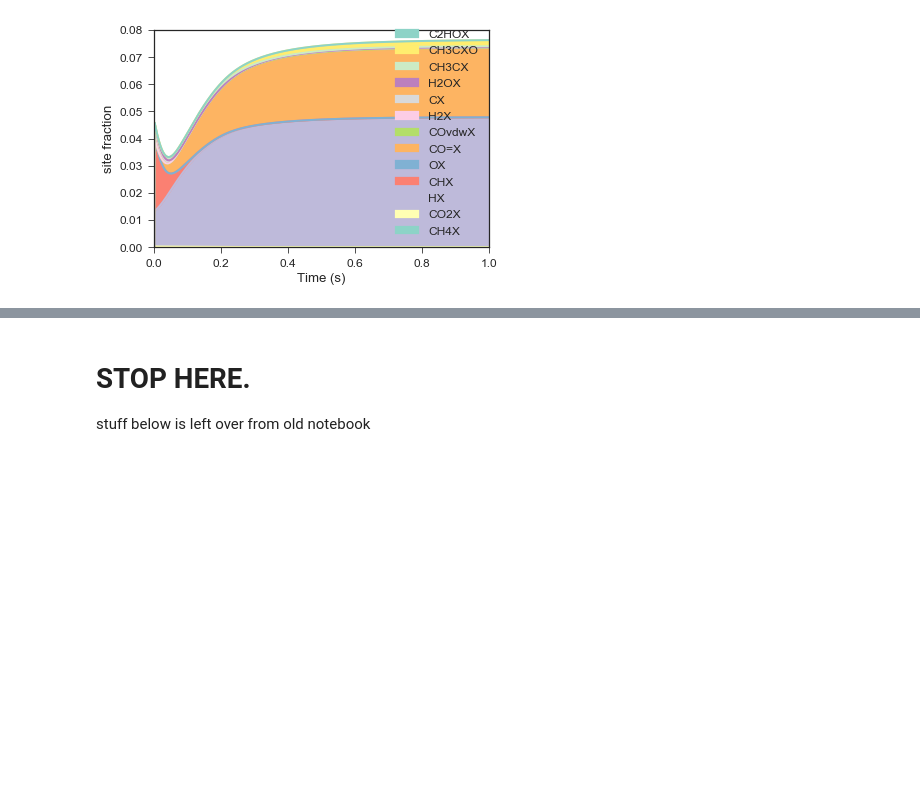
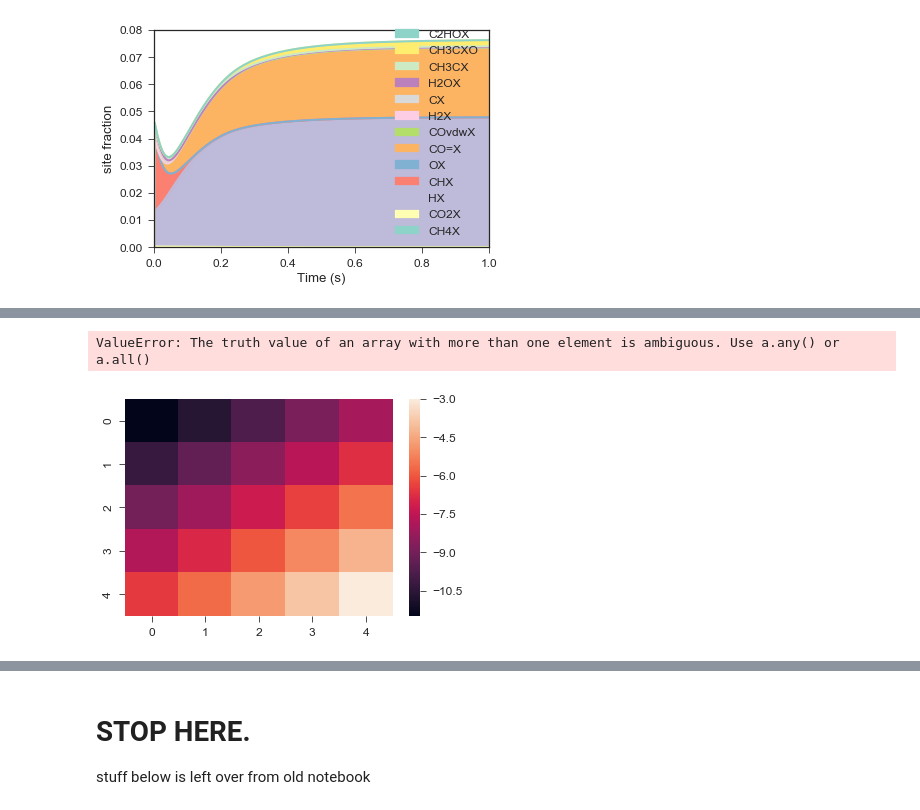
Before and after one commit to rwest/linear-scaling-tests, a Jupyter notebook: RMG-Cat-dry-reforming.ipynb, the cells around one changed output, grey strips where cells are left out. Saved outputs shown, nothing was run; the diff lists cells and outputs as text; code cells hidden in the pictures; blank space fills up the shorter version.

```diff
--- a/RMG-Cat-dry-reforming.ipynb
+++ b/RMG-Cat-dry-reforming.ipynb
@@ -227,0 +284,6 @@ The 13 surface species that exceed 1e-6 mol at some point
+# %%
+carbon_range = (-8, -3)
+oxygen_range = (-3.5, 0)
+grid_size = 5
+mesh  = np.mgrid[carbon_range[0]:carbon_range[1]:grid_size*1j, oxygen_range[0]:oxygen_range[1]:grid_size*1j]
+mesh
@@ -227,0 +302,3 @@ The 13 surface species that exceed 1e-6 mol at some point
+# %%
+experiments = mesh.reshape((2,-1)).T
+experiments
@@ -227,0 +353,14 @@ The 13 surface species that exceed 1e-6 mol at some point
+# %%
+import multiprocessing
+pool = multiprocessing.Pool()
+pool.map_async(make_input, carbons, oxygens)
+# %% [output]
+ValueError: The truth value of an array with more than one element is ambiguous. Use a.any() or a.all()
+# %%
+answer = map(sum,experiments)
+# %%
+rate = np.reshape(answer, (5,5))
+# %%
+ax = sns.heatmap(rate)
+# %% [output]
+[figure, added]
```
Also changed, not shown: parts of 11 cells of this notebook, 2 other files.
